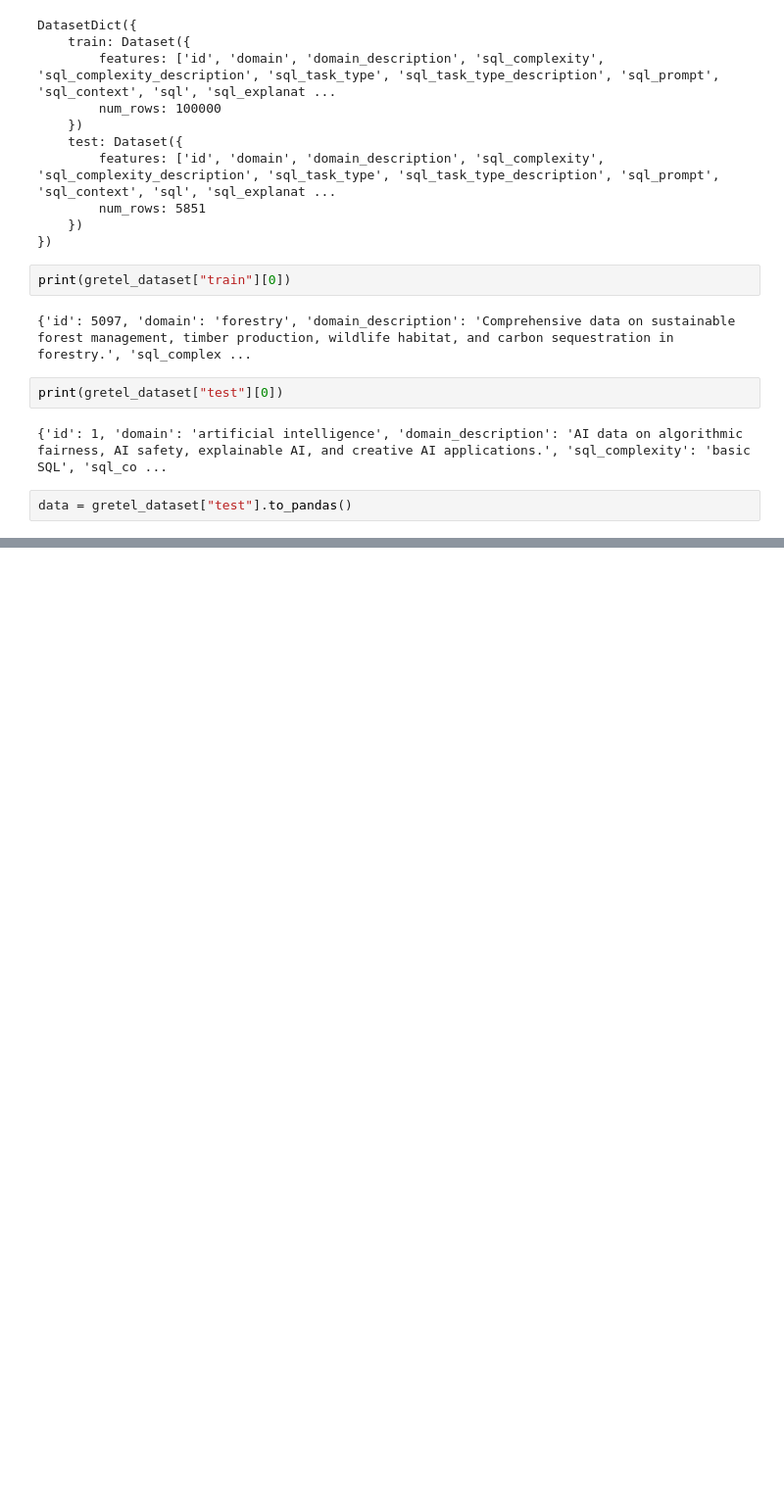
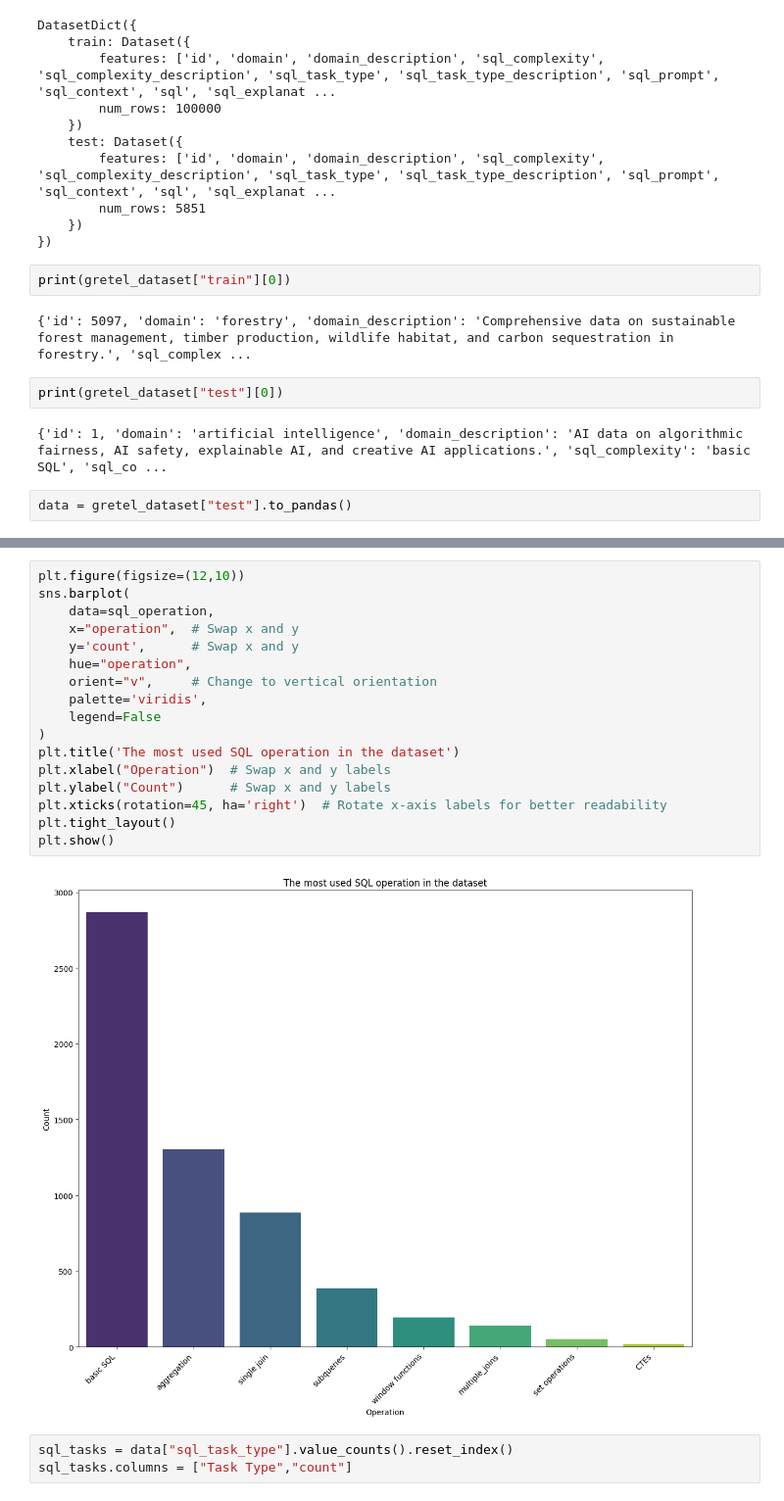
Before and after one commit to mostaphaelansari/Text-to-SQL-Generator, a Jupyter notebook: text_to_sql_generator/notebooks/data_exploration.ipynb, the cells around one changed output, grey strips where cells are left out. Shown: that part at 98% size. Drawn from its saved outputs; the diff is of its cells as text; blank space fills up the shorter version.

```diff
--- a/text_to_sql_generator/notebooks/data_exploration.ipynb
+++ b/text_to_sql_generator/notebooks/data_exploration.ipynb
@@ -56,0 +125,22 @@ data.head()
+# %%
+plt.figure(figsize=(12,10))
+sns.barplot(
+    data=sql_operation,
+    x="operation",  # Swap x and y
+    y='count',      # Swap x and y
+    hue="operation",
+    orient="v",     # Change to vertical orientation
+    palette='viridis',
+    legend=False
+)
+plt.title('The most used SQL operation in the dataset')
+plt.xlabel("Operation")  # Swap x and y labels
+plt.ylabel("Count")      # Swap x and y labels
+plt.xticks(rotation=45, ha='right')  # Rotate x-axis labels for better readability
+plt.tight_layout()
+plt.show()
+# %% [output]
+[figure, added]
+# %%
+sql_tasks = data["sql_task_type"].value_counts().reset_index()
+sql_tasks.columns = ["Task Type","count"]
```
Also changed, not shown: parts of 8 cells of this notebook, 3 other files.
